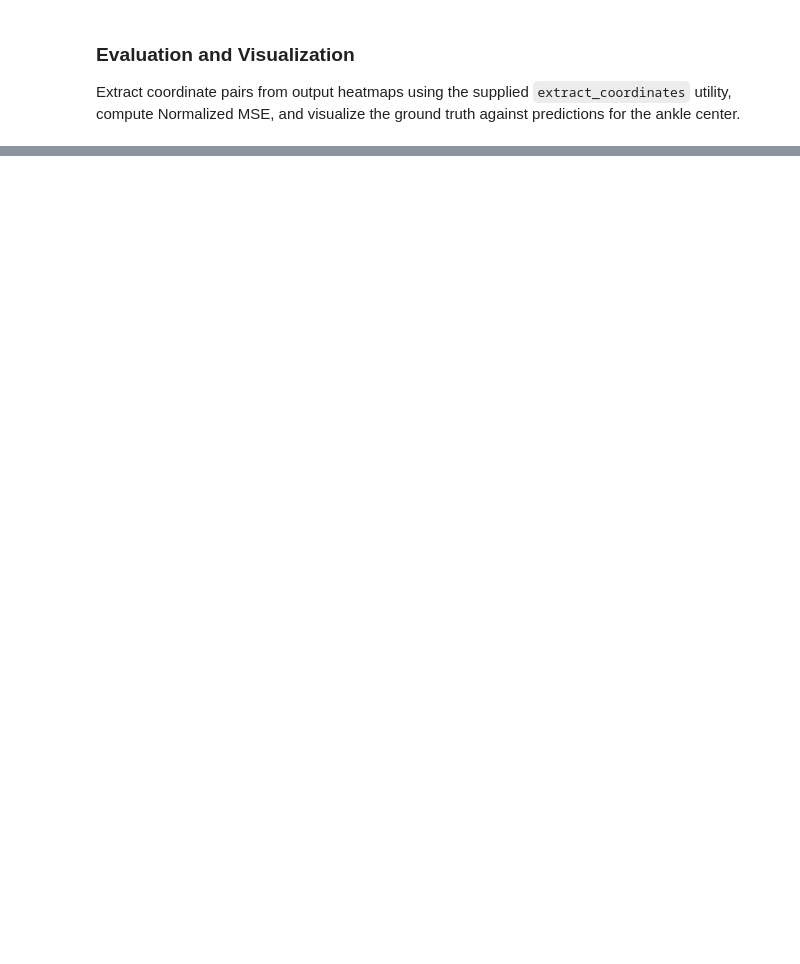
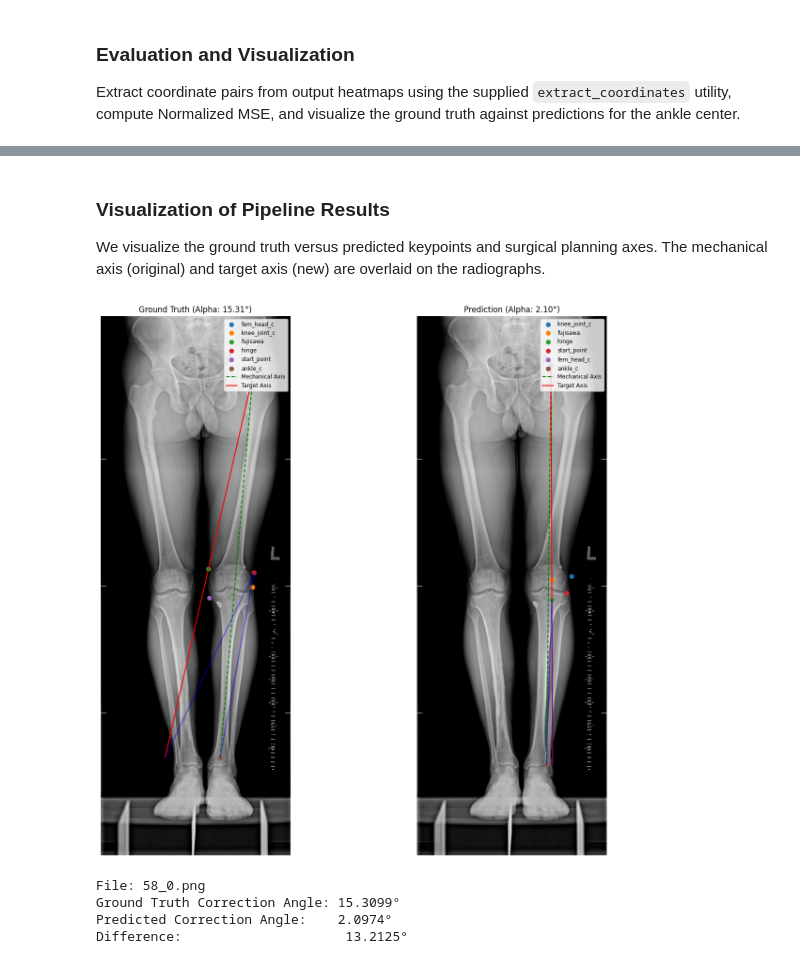
Before and after one commit to nearlyphd/conformer-hto, a Jupyter notebook: notebooks/dfo_correction_angles.ipynb, the cells around one changed output, grey strips where cells are left out. Saved outputs shown, nothing was run; the diff lists cells and outputs as text; code cells hidden in the pictures; blank space fills up the shorter version.

Commit message:
Add pipeline section to DFO

```diff
--- a/notebooks/dfo_correction_angles.ipynb
+++ b/notebooks/dfo_correction_angles.ipynb
@@ -1354,0 +1545,57 @@ Normalized Mean Squared Error (NMSE) on Test Set (Ankle): 0.313006
+# %% [markdown]
+### Visualization of Pipeline Results
+
+We visualize the ground truth versus predicted keypoints and surgical planning axes. The mechanical axis (original) and target axis (new) are overlaid on the radiographs.
+# %%
+if eval_results:
+    sample = random.choice(eval_results)
+    img_path = sample["img_path"]
+    img = Image.open(img_path).convert("RGB")
+
+    fig, (ax1, ax2) = plt.subplots(1, 2, figsize=(16, 12))
+
+    def plot_analysis(ax, pts, angle, title):
+        ax.imshow(img, cmap="gray")
+        ax.set_title(title)
+
+        # Plot points
+        for name, p in pts.items():
+            if name != "target_at_ankle":
+                ax.scatter(p[0], p[1], s=40, label=name)
+
+        # Draw Lines
+        # Mechanical Axis: Fem Head to Ankle Center
+        ax.plot([pts["fem_head_c"][0], pts["ankle_c"][0]],
+                [pts["fem_head_c"][1], pts["ankle_c"][1]], 'g--', label="Mechanical Axis")
+
+        # Target Axis: Fem Head to Target at Ankle
+        ax.plot([pts["fem_head_c"][0], pts["target_at_ankle"][0]],
+                [pts["fem_head_c"][1], pts["target_at_ankle"][1]], 'r-', label="Target Axis")
+
+        # Hinge to Ankle and Hinge to Target at Ankle
+        ax.plot([pts["hinge"][0], pts["ankle_c"][0]],
+                [pts["hinge"][1], pts["ankle_c"][1]], 'b-', alpha=0.5)
+        ax.plot([pts["hinge"][0], pts["target_at_ankle"][0]],
+                [pts["hinge"][1], pts["target_at_ankle"][1]], 'b-', alpha=0.5)
+
+        ax.axis("off")
+        ax.legend(loc='upper right', fontsize='small')
+
+    plot_analysis(ax1, sample["gt_pts"], sample["gt_angle"], f"Ground Truth (Alpha: {sample['gt_angle']:.2f}°)")
+    plot_analysis(ax2, sample["pred_pts"], sample["pred_angle"], f"Prediction (Alpha: {sample['pred_angle']:.2f}°)")
+
+    plt.tight_layout()
+    plt.show()
+
+    print(f"File: {sample['filename']}")
+    print(f"Ground Truth Correction Angle: {sample['gt_angle']:.4f}°")
+    print(f"Predicted Correction Angle:    {sample['pred_angle']:.4f}°")
+    print(f"Difference:                     {abs(sample['pred_angle'] - sample['gt_angle']):.4f}°")
+else:
+    print("No evaluation results to visualize.")
+# %% [output]
+[figure, added]
+File: 58_0.png
+Ground Truth Correction Angle: 15.3099°
+Predicted Correction Angle:    2.0974°
+Difference:                     13.2125°
```
Also changed, not shown: parts of 20 cells of this notebook.
